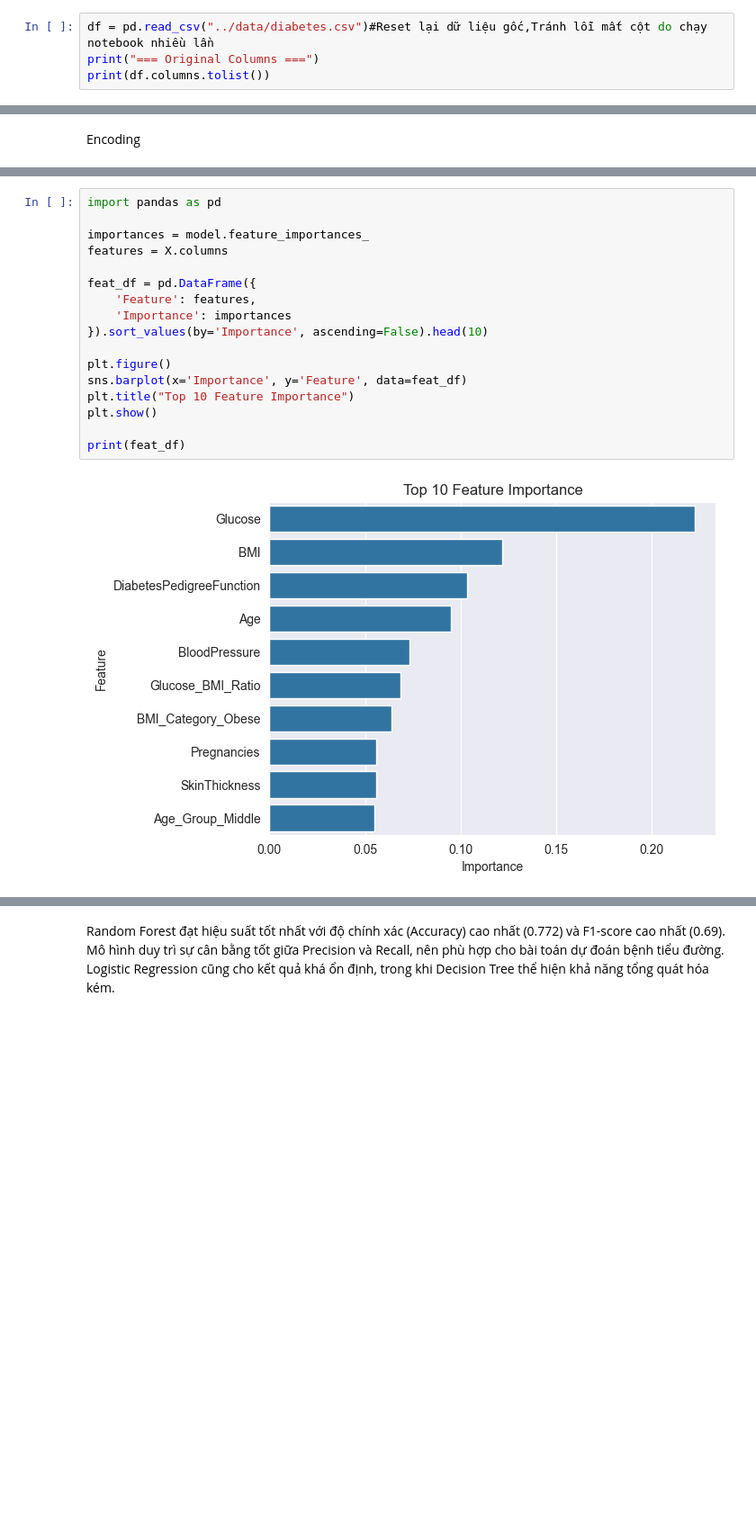
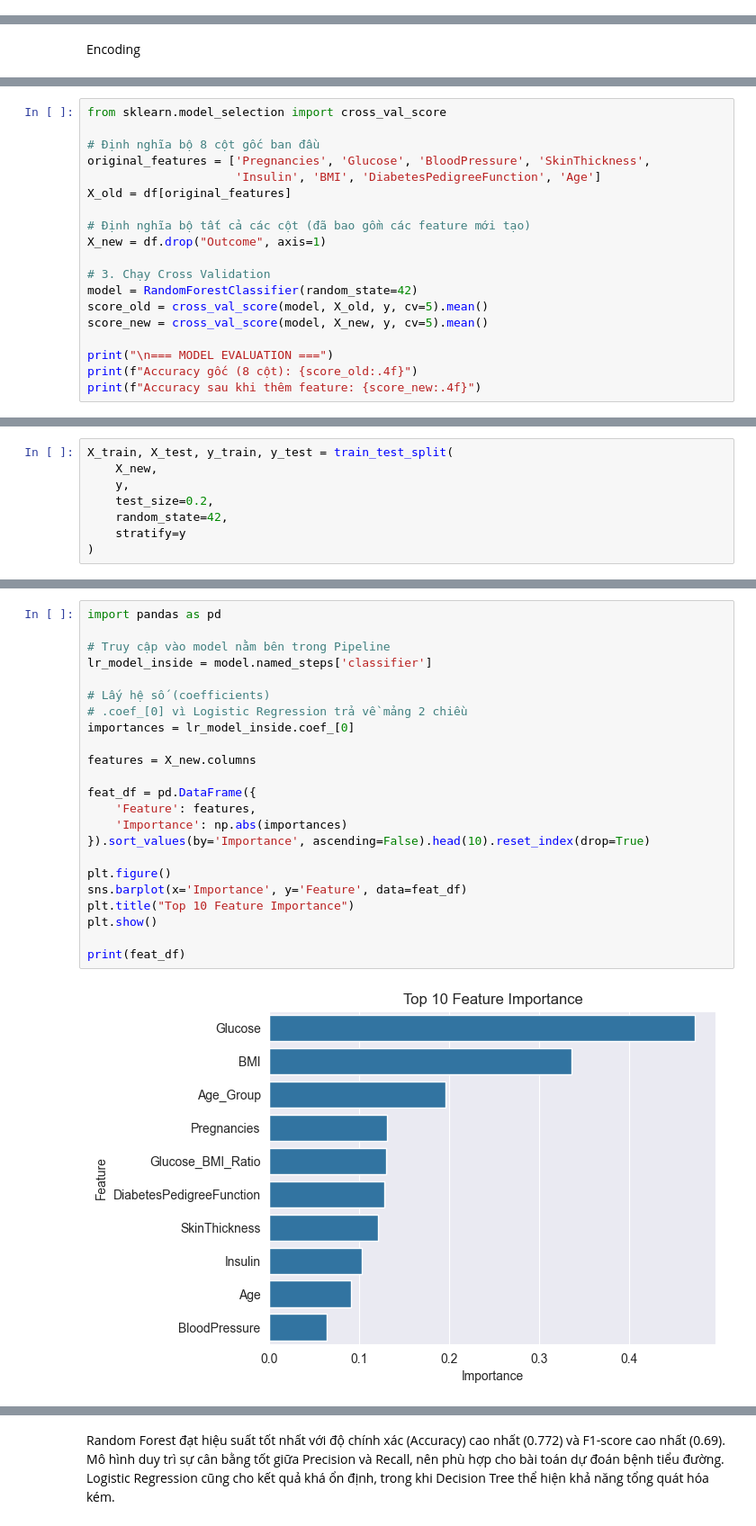
Before and after one commit to hongyen-oss/Diabetes-Prediction, a Jupyter notebook: Notebooks/project_analysis.ipynb, the cells around one changed output, grey strips where cells are left out. Shown at 90% size. Drawn from its saved outputs; the diff is of its cells as text; blank space fills up the shorter version.

```diff
--- a/Notebooks/project_analysis.ipynb
+++ b/Notebooks/project_analysis.ipynb
@@ -555,7 +569,3 @@ Dữ liệu hiện đang ở dạng Z-score, giúp các thuật toán (như SVM,
 * Thông thường, nếu chưa xử lý ngoại lệ, cột Max có thể vọt lên rất cao (ví dụ > 5.0).
 # %% [markdown]
 FEATURE ENGINEERING
-# %%
-df = pd.read_csv("../data/diabetes.csv")#Reset lại dữ liệu gốc,Tránh lỗi mất cột do chạy notebook nhiều lần
-print("=== Original Columns ===")
-print(df.columns.tolist())
@@ -682,0 +679,19 @@ Accuracy AFTER: 0.7747729394788219
+# %%
+from sklearn.model_selection import cross_val_score
+
+# Định nghĩa bộ 8 cột gốc ban đầu
+original_features = ['Pregnancies', 'Glucose', 'BloodPressure', 'SkinThickness',
+                     'Insulin', 'BMI', 'DiabetesPedigreeFunction', 'Age']
+X_old = df[original_features]
+
+# Định nghĩa bộ tất cả các cột (đã bao gồm các feature mới tạo)
+X_new = df.drop("Outcome", axis=1)
+
+# 3. Chạy Cross Validation
+model = RandomForestClassifier(random_state=42)
+score_old = cross_val_score(model, X_old, y, cv=5).mean()
+score_new = cross_val_score(model, X_new, y, cv=5).mean()
+
+print("\n=== MODEL EVALUATION ===")
+print(f"Accuracy gốc (8 cột): {score_old:.4f}")
+print(f"Accuracy sau khi thêm feature: {score_new:.4f}")
@@ -756,0 +710,8 @@ F1-score : 0.6956521739130435
+# %%
+X_train, X_test, y_train, y_test = train_test_split(
+    X_new,
+    y,
+    test_size=0.2,
+    random_state=42,
+    stratify=y
+)
@@ -814,19 +1090,25 @@ plt.show()
 # %%
 import pandas as pd
 
-importances = model.feature_importances_
-features = X.columns
+# Truy cập vào model nằm bên trong Pipeline
+lr_model_inside = model.named_steps['classifier']
+
+# Lấy hệ số (coefficients)
+# .coef_[0] vì Logistic Regression trả về mảng 2 chiều
+importances = lr_model_inside.coef_[0]
+
+features = X_new.columns
 
 feat_df = pd.DataFrame({
     'Feature': features,
-    'Importance': importances
-}).sort_values(by='Importance', ascending=False).head(10)
+    'Importance': np.abs(importances)
+}).sort_values(by='Importance', ascending=False).head(10).reset_index(drop=True)
 
 plt.figure()
 sns.barplot(x='Importance', y='Feature', data=feat_df)
 plt.title("Top 10 Feature Importance")
 plt.show()
 
 print(feat_df)
 # %% [output]
-[figure, old version]
+[figure, new version]
```
Also changed, not shown: parts of 46 cells of this notebook, 9 other files.
